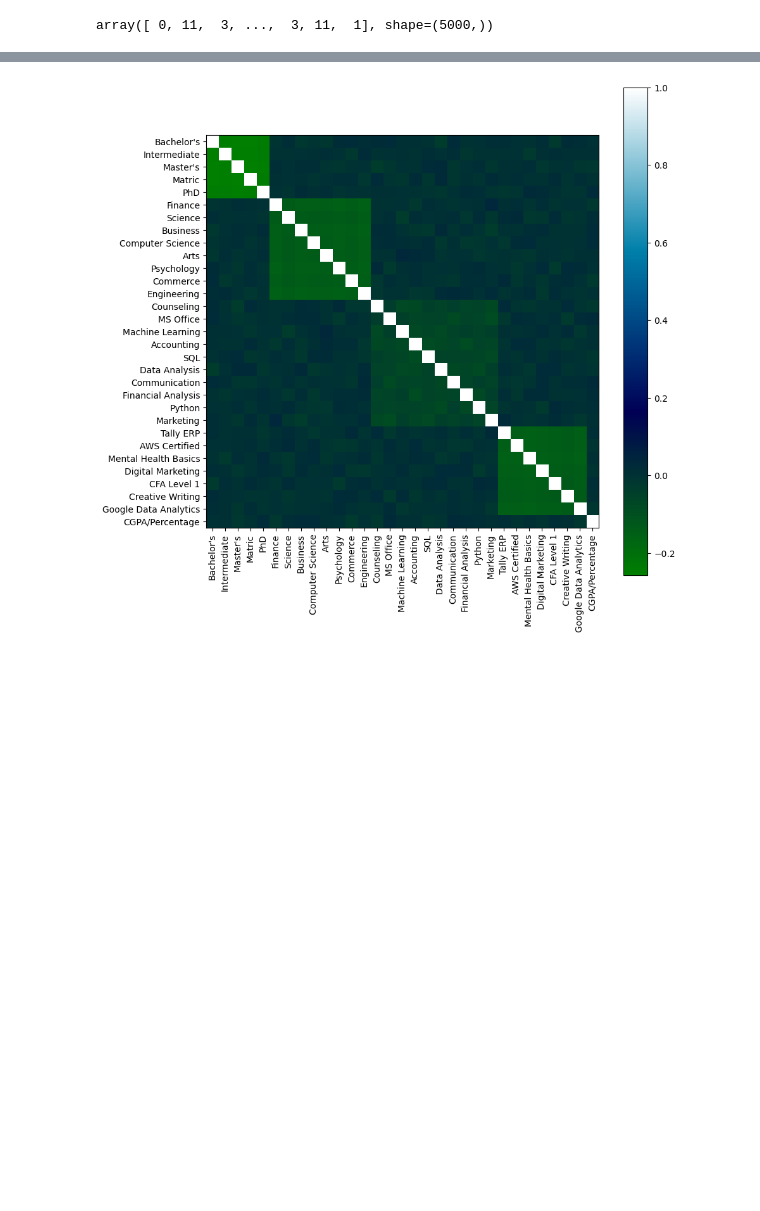
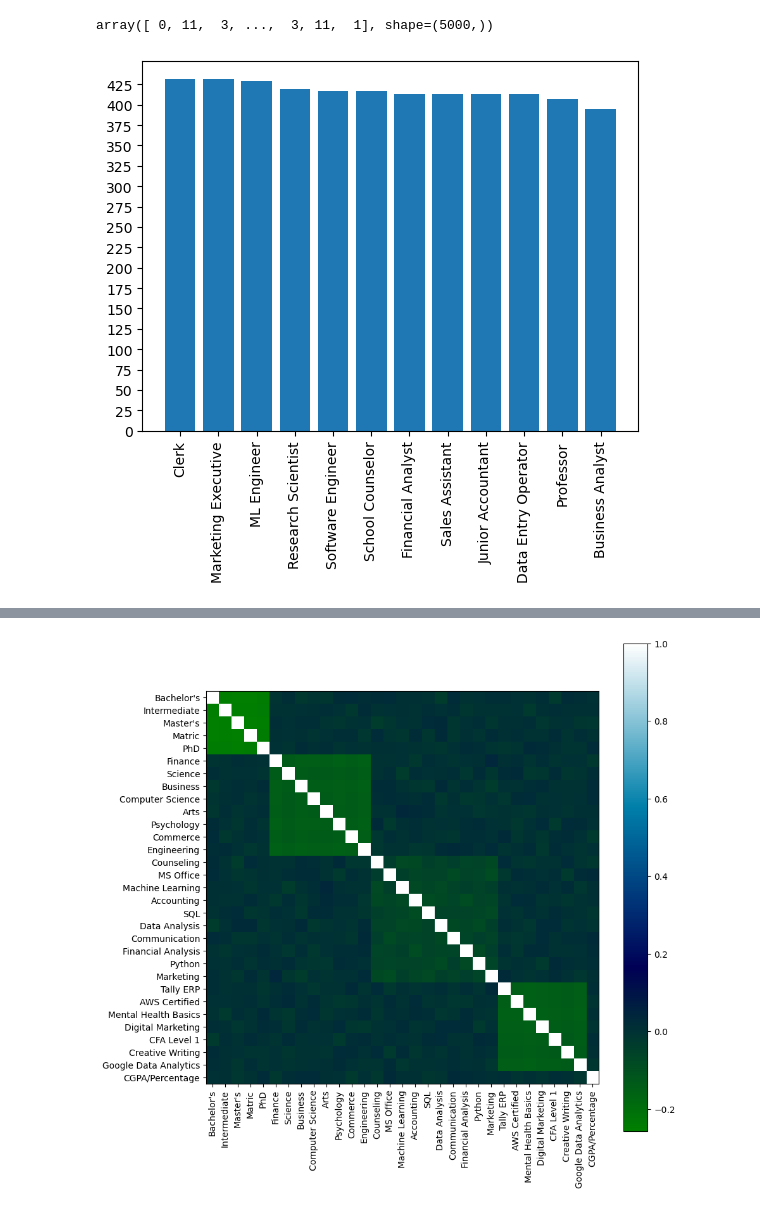
Before and after one commit to Tsonee/Career-path-recommendation, a Jupyter notebook: Multinomijalna logisticka regresija.ipynb, the cells around one changed output, grey strips where cells are left out. Cells and saved outputs as stored; diff of their text form; code cells hidden in the pictures; blank space fills up the shorter version.

```diff
--- a/Multinomijalna logisticka regresija.ipynb
+++ b/Multinomijalna logisticka regresija.ipynb
@@ -136,3 +136,12 @@ y_encoded = label_encoder.fit_transform( data[target] )
 y_encoded
 # %% [output]
 array([ 0, 11,  3, ...,  3, 11,  1], shape=(5000,))
+# %%
+class_counts = y.value_counts()
+
+plt.bar(range(0,12), class_counts.values)
+plt.xticks(range(0, 12), class_counts.index, rotation='vertical')
+plt.yticks(range(0, 450, 25))
+plt.show()
+# %% [output]
+[figure, added]
```
Also changed, not shown: parts of 6 cells of this notebook, 1 other file.
